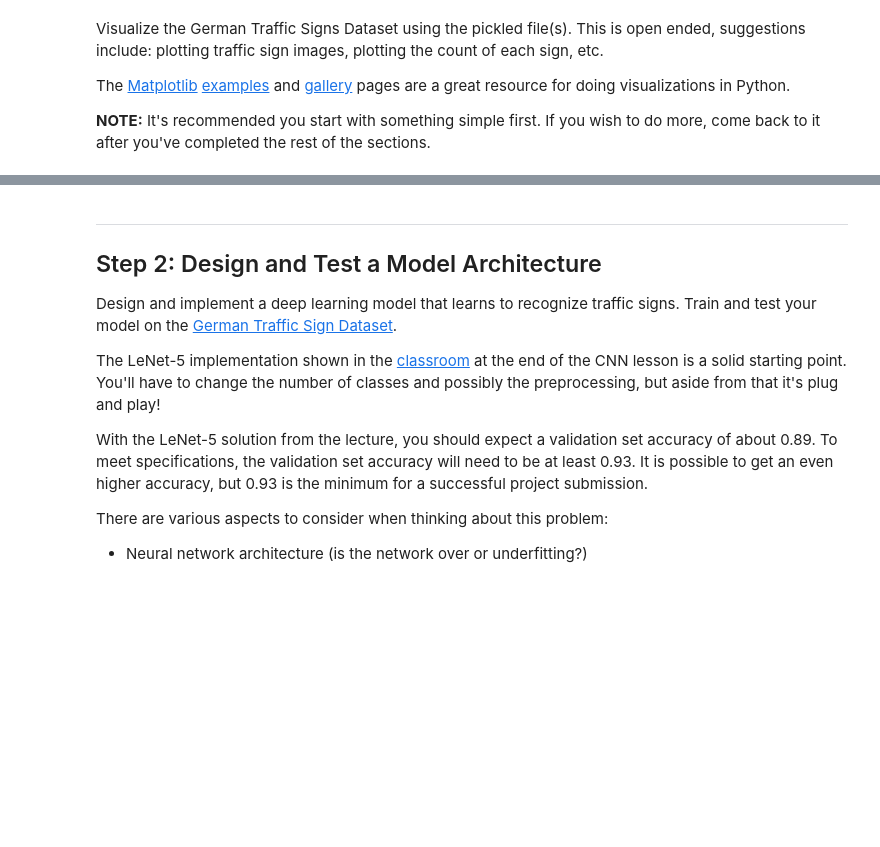
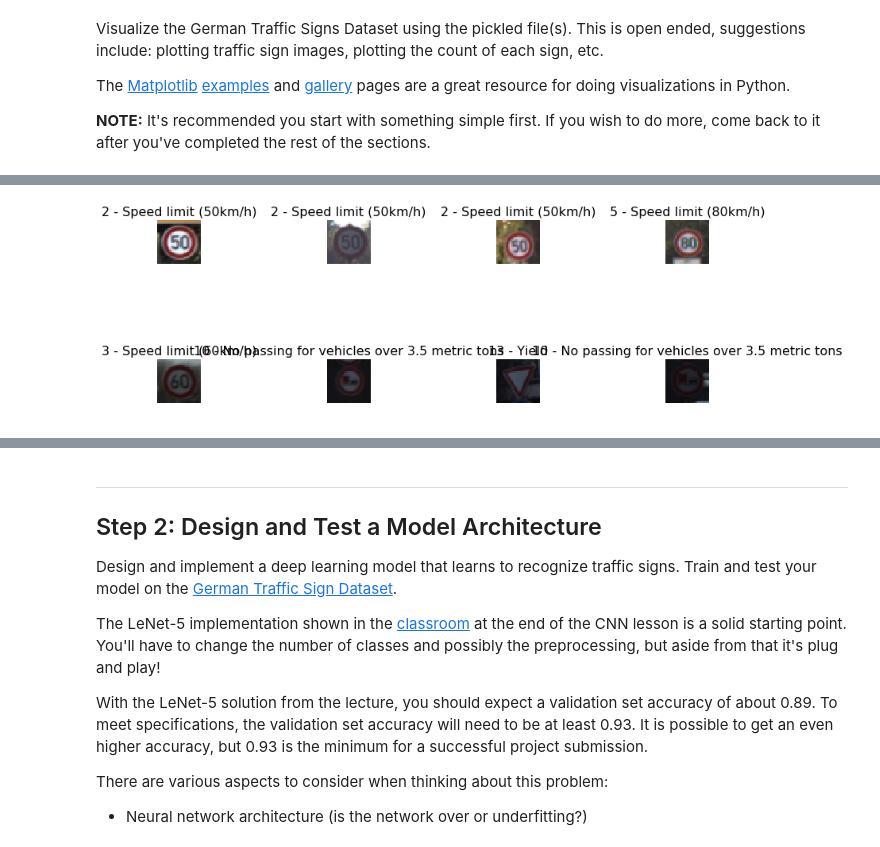
Before and after one commit to SiRi13/CarND-Traffic-Sign-Classifier-Project, a Jupyter notebook: Traffic_Sign_Classifier.ipynb, the cells around one changed output, grey strips where cells are left out. Drawn from its saved outputs; the diff is of its cells as text; code cells hidden in the pictures; blank space fills up the shorter version.

```diff
--- a/Traffic_Sign_Classifier.ipynb
+++ b/Traffic_Sign_Classifier.ipynb
@@ -105,7 +105,0 @@ signnames.SignName
-# %%
-index = random.randint(0, len(X_train))
-image = X_train[index].squeeze()
-
-plt.figure(figsize=(5,5))
-plt.imshow(image)
-print("label: ", y_train[index], ' - ', signnames.SignName[y_train[index]])
@@ -111,0 +127,17 @@ print("label: ", y_train[index], ' - ', signnames.SignName[y_train[index]])
+# %%
+plt.figure(figsize=(12,5))
+for i in range(1,9):
+    # get random image from train set
+    index = random.randint(0, n_train)
+    image = X_train[index].squeeze()
+    # get label for image from signnames
+    label = "{} - {}".format(y_train[index], signnames.SignName[y_train[index]])
+    # create subplot
+    sub_plot = plt.subplot(2,4,i)
+    sub_plot.set_title(label,fontsize=16)
+    sub_plot.axis('off')
+    imgplot = plt.imshow(image)
+
+plt.tight_layout()
+# %% [output]
+[figure, added]
```
Also changed, not shown: parts of 42 cells of this notebook, 5 other files.
